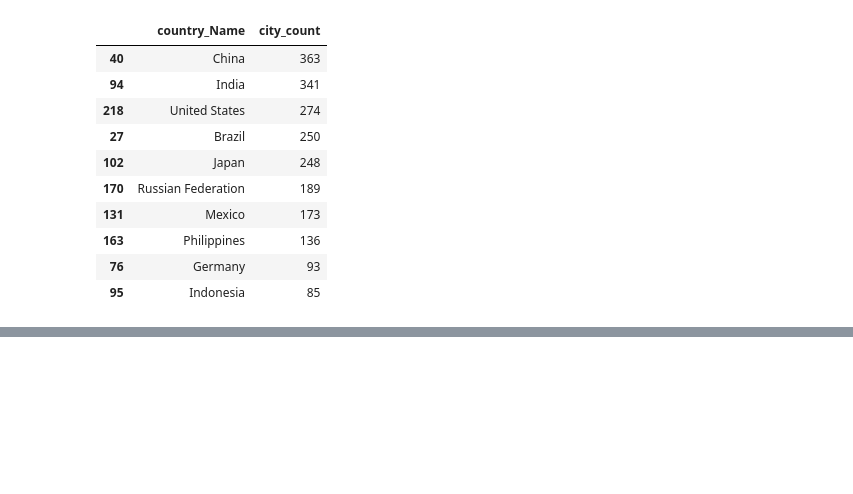
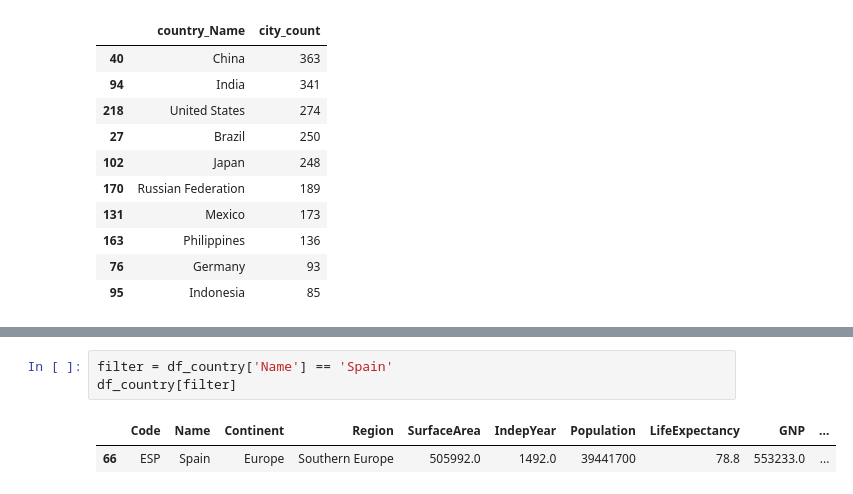
Before and after one commit to MiguelAngel3378/CURSO_ANALISIS_BD2, a Jupyter notebook: m4_pandas/operaciones/world_join.ipynb, the cells around one changed output, grey strips where cells are left out. Drawn from its saved outputs; the diff is of its cells as text; blank space fills up the shorter version.

```diff
--- a/m4_pandas/operaciones/world_join.ipynb
+++ b/m4_pandas/operaciones/world_join.ipynb
@@ -277,0 +289,6 @@ df_count_city.sort_values('city_count', ascending=False).head(10)
+# %%
+filter = df_country['Name'] == 'Spain'
+df_country[filter]
+# %% [output]
+|  | Code | Name | Continent | Region | SurfaceArea | IndepYear | Population | LifeExpectancy | GNP | ... |
+| 66 | ESP | Spain | Europe | Southern Europe | 505992.0 | 1492.0 | 39441700 | 78.8 | 553233.0 | ... |
```
Also changed, not shown: parts of 5 cells of this notebook, 1 other file.
